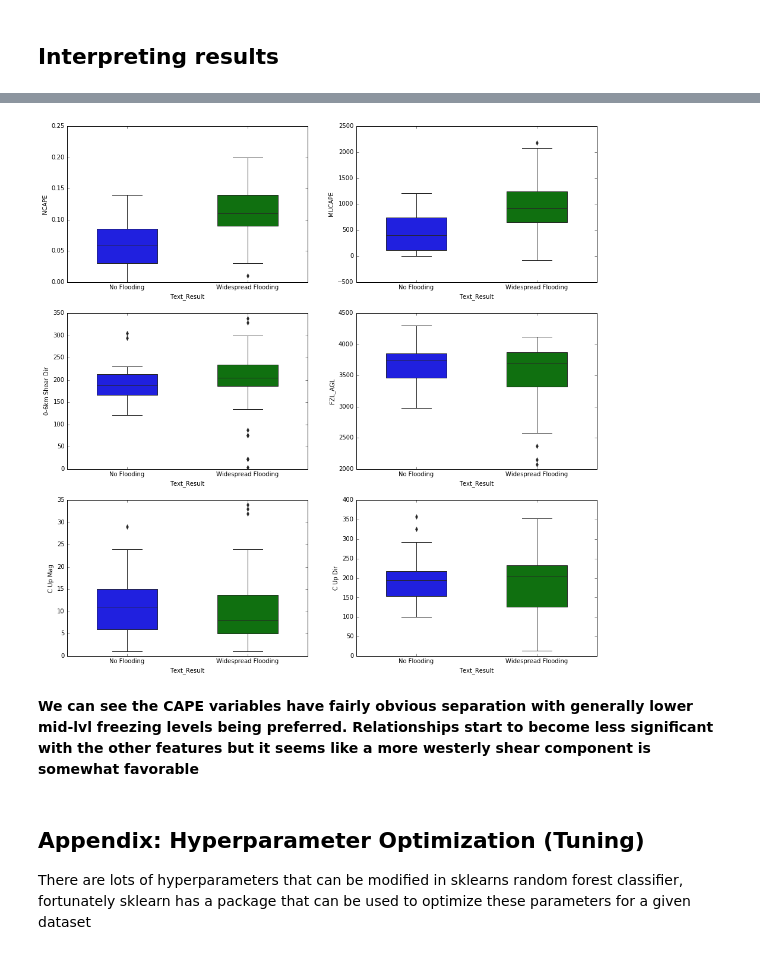
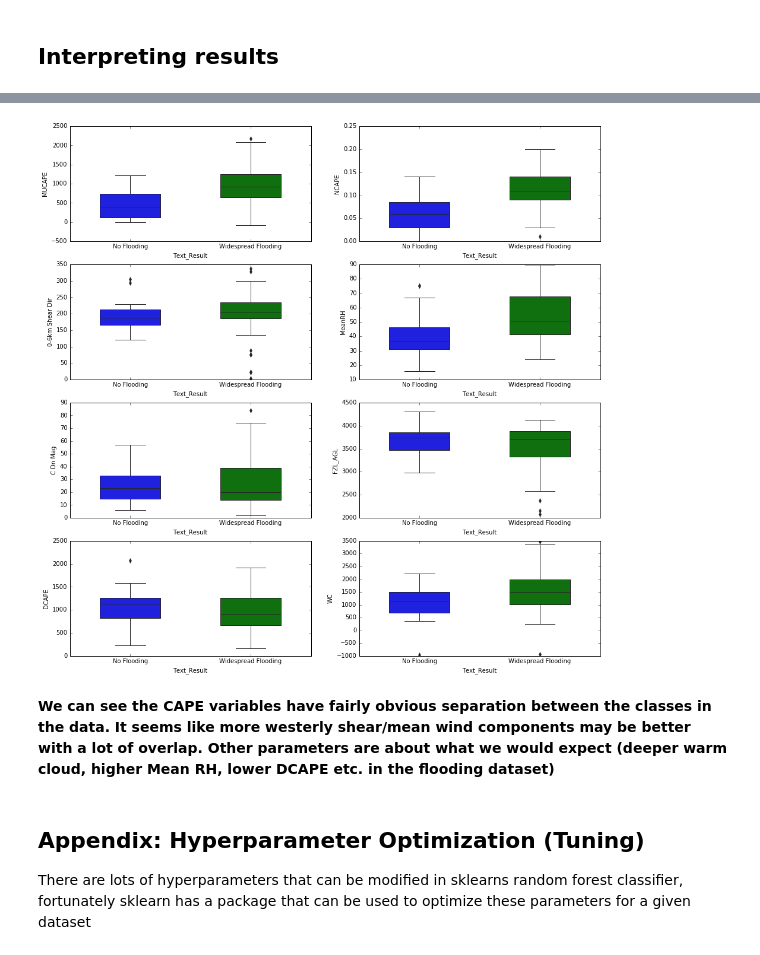
Before and after one commit to Meteorcane13/FFW_study, a Jupyter notebook: FlashFloodStudy.ipynb, the cells around one changed output, grey strips where cells are left out. Cells and saved outputs as stored; diff of their text form; code cells hidden in the pictures.

```diff
--- a/FlashFloodStudy.ipynb
+++ b/FlashFloodStudy.ipynb
@@ -147,20 +151,8 @@ xtrain, xtest, ytrain, ytest = train_test_split(predictors,
 
 """Let's create a random forest with 1000 trees but leave all other hyperparameters default to
 begin with """
-clf = ens.RandomForestClassifier(n_estimators=1000)
+clf = ens.RandomForestClassifier(n_estimators=1000, oob_score=True)
 #Fit the random forest using the training data
 clf.fit(xtrain, ytrain)
 #Predict the results using the test parameters as input
 y_pred = clf.predict(xtest)
-#How accurate was this prediction?
-score = metrics.accuracy_score(ytest, y_pred)
-#What were the most imporant features?
-feature_imp = pd.Series(clf.feature_importances_,
-                        index=predictors.columns).sort_values(ascending=False)
-
-#Let's see the results!
-
-print "The model accuracy is {:3.2f}".format(score)
-print "The top 10 most important features are:"
-for i in xrange(10):
-    print '{}: {}'.format(i + 1, feature_imp.index[i])
@@ -228,7 +239,0 @@ Note as mentioned earlier we consider 2+ Basins as widespread flooding and 0 Bas
-# %%
-#Just look at the first 30 events for brevity
-for i in xrange(30):
-    noflood = clf.predict_proba([predictors.iloc[i]]) [0, 0]
-    flood = clf.predict_proba([predictors.iloc[i]]) [0, 1]
-    print 'Prob No Flood, Prob Flood, Basins flooded '
-    print '{:3.2f},\t \t {:3.2f},\t \t{}'.format(noflood, flood, df.Basins.iloc[i])
@@ -286,19 +312,19 @@ The biggest drawbacks are:
 # %%
 # Convert 1s and 0s to text to make x-axis more informative
 df['Text_Result'] = np.nan
 df.loc[(df.Result == 0), 'Text_Result'] = 'No Flooding'
 df.loc[(df.Result == 1), 'Text_Result'] = 'Widespread Flooding'
-fix, axes = plt.subplots (3, 2, figsize=(16,16))
+fix, axes = plt.subplots (4, 2, figsize=(16,16))
 axs = axes.ravel()
 
-#Only plot 6 most important features
-for i, feature in enumerate(feature_imp.index[:6]):
+#Only plot 8 most important features
+for i, feature in enumerate(feature_imp.index[:8]):
     boxplot = sns.boxplot(x='Text_Result', y=feature, data=df, width=0.5,
                           order= ['No Flooding', 'Widespread Flooding'], ax=axs[i])
 # %% [output]
-[figure, old version]
+[figure, new version]
-# %% [markdown]
-<b> We can see the CAPE variables have fairly obvious separation with generally lower mid-lvl freezing levels being preferred. Relationships start to become less significant with the other features but it seems like a more westerly shear component is somewhat favorable </b>
+# %% [markdown]
+<b> We can see the CAPE variables have fairly obvious separation between the classes in the data. It seems like more westerly shear/mean wind components may be better with a lot of overlap. Other parameters are about what we would expect (deeper warm cloud, higher Mean RH, lower DCAPE etc. in the flooding dataset) </b>
 # %% [markdown]
 ## Appendix: Hyperparameter Optimization (Tuning)
 
```
Also changed, not shown: parts of 27 cells of this notebook.
